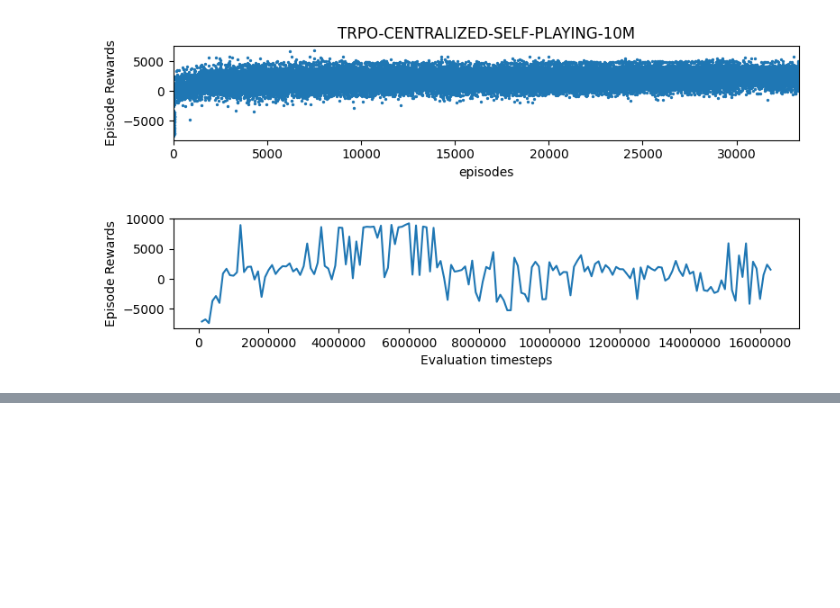
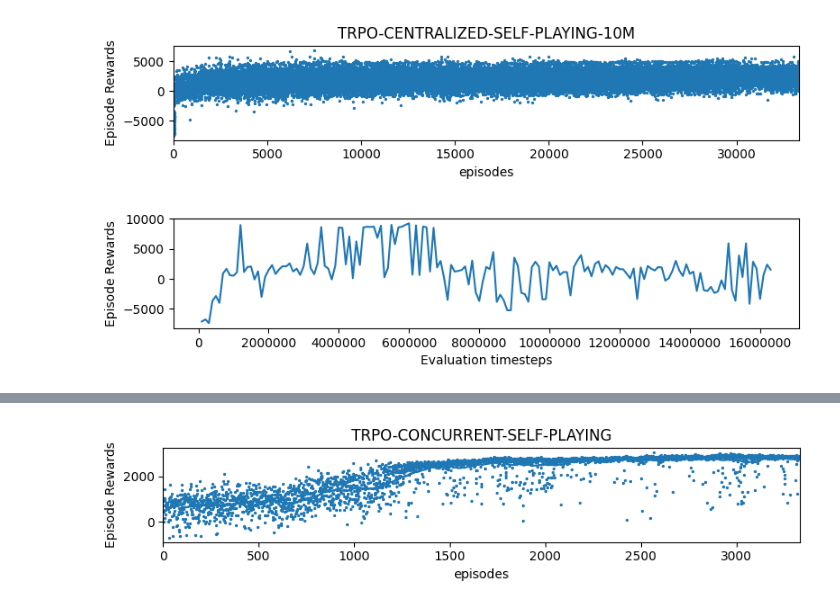
Before and after one commit to TheShenk/hai-nonconflict-action-learning, a Jupyter notebook: experiments.ipynb, the cells around one changed output, grey strips where cells are left out. Cells and saved outputs as stored; diff of their text form; code cells hidden in the pictures; blank space fills up the shorter version.

```diff
--- a/experiments.ipynb
+++ b/experiments.ipynb
@@ -2530,0 +2596,2 @@ display.clear_output(wait=True)
+# %%
+ts_model.learn(timesteps, callback=eval_callback)
@@ -2530,0 +2605,6 @@ display.clear_output(wait=True)
+# %%
+results_plotter.plot_results([log_dir], timesteps, results_plotter.X_EPISODES, ALGORITHM_NAME.upper())
+display.display(plt.gcf())
+display.clear_output(wait=True)
+# %% [output]
+[figure, added]
```
Also changed, not shown: parts of 7 cells of this notebook.
